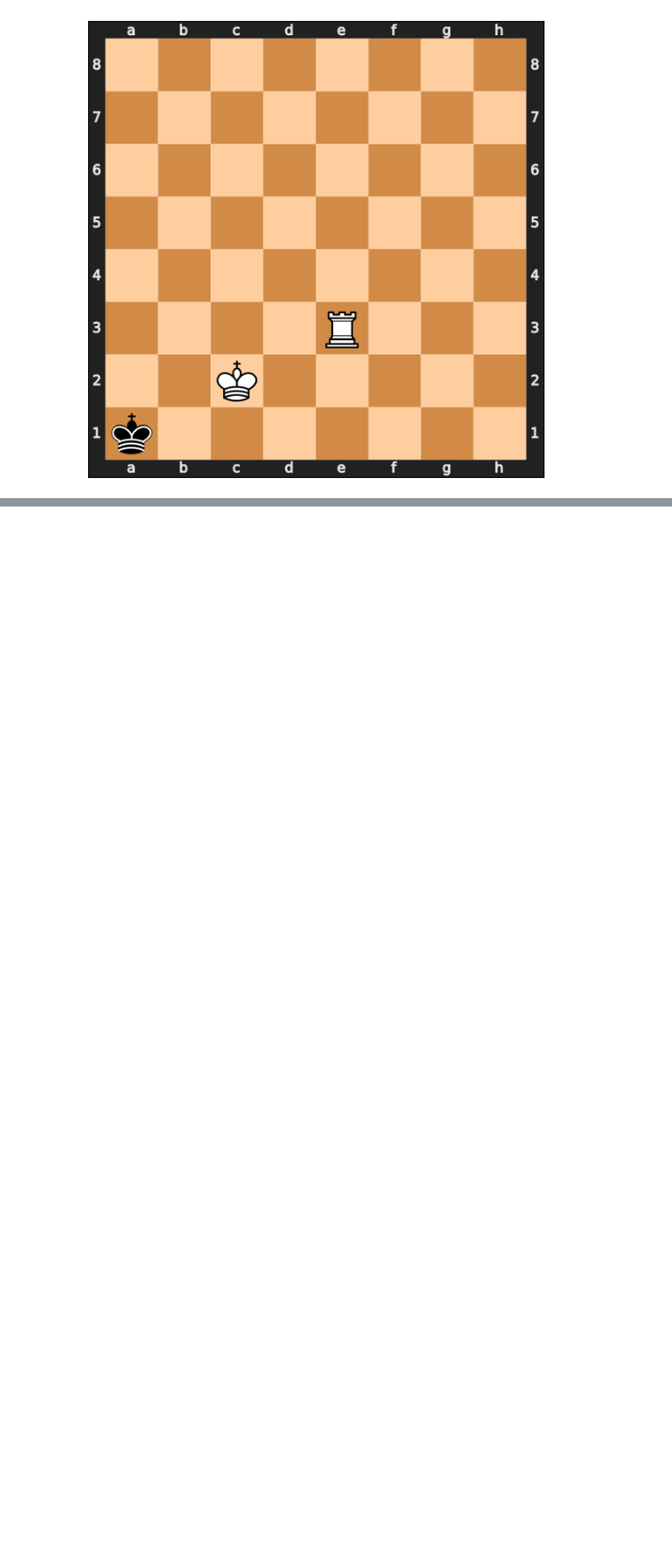
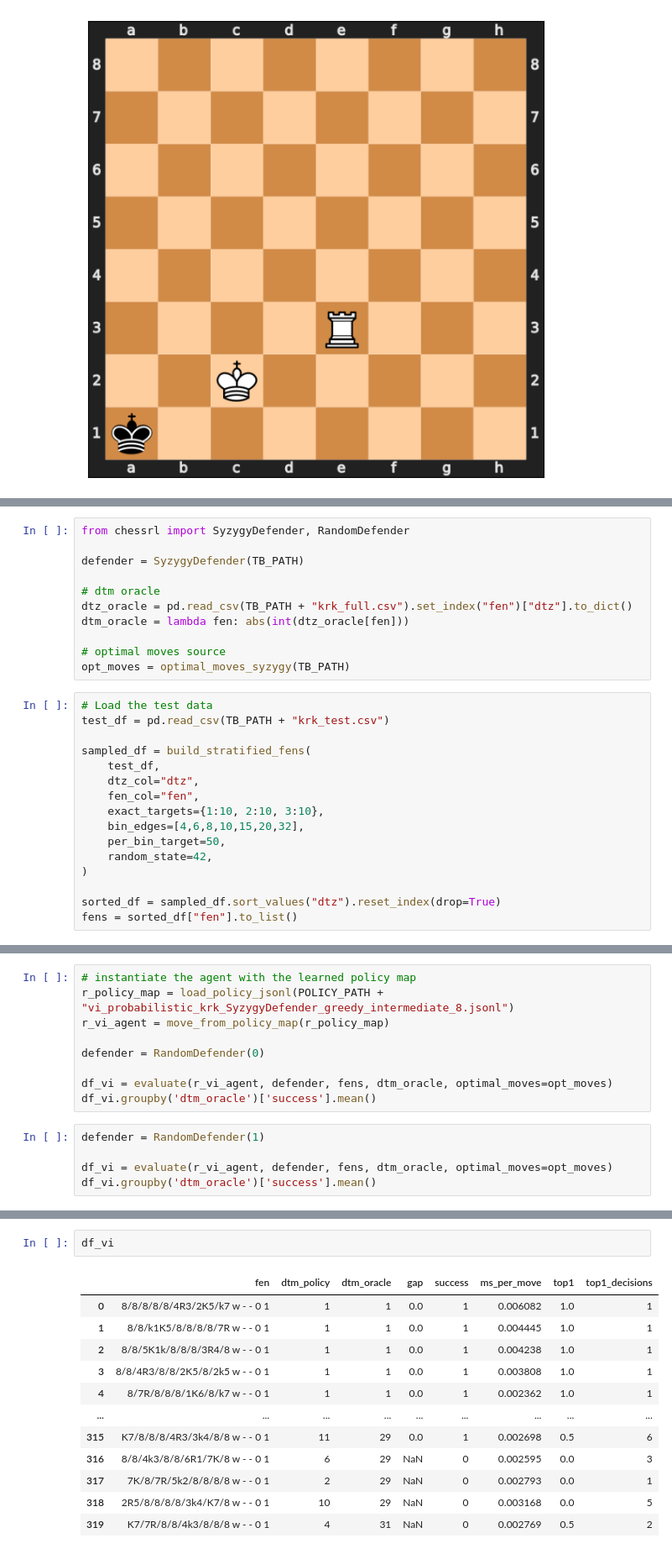
Before and after one commit to giovanni-lucarelli/chess, a Jupyter notebook: results.ipynb, the cells around one changed output, grey strips where cells are left out. Shown: that part at 84% size. Cells and saved outputs as stored; diff of their text form; blank space fills up the shorter version.

Commit message:
probabilistic VI

```diff
--- a/results.ipynb
+++ b/results.ipynb
@@ -707,0 +710,27 @@ Top 5 white moves from root:
+# %%
+from chessrl import SyzygyDefender, RandomDefender
+
+defender = SyzygyDefender(TB_PATH)
+
+# dtm oracle
+dtz_oracle = pd.read_csv(TB_PATH + "krk_full.csv").set_index("fen")["dtz"].to_dict()
+dtm_oracle = lambda fen: abs(int(dtz_oracle[fen]))
+
+# optimal moves source
+opt_moves = optimal_moves_syzygy(TB_PATH)
+# %%
+# Load the test data
+test_df = pd.read_csv(TB_PATH + "krk_test.csv")
+
+sampled_df = build_stratified_fens(
+    test_df,
+    dtz_col="dtz",
+    fen_col="fen",
+    exact_targets={1:10, 2:10, 3:10},
+    bin_edges=[4,6,8,10,15,20,32],
+    per_bin_target=50,
+    random_state=42,
+)
+
+sorted_df = sampled_df.sort_values("dtz").reset_index(drop=True)
+fens = sorted_df["fen"].to_list()
@@ -707,0 +739,14 @@ Top 5 white moves from root:
+# %%
+# instantiate the agent with the learned policy map
+r_policy_map = load_policy_jsonl(POLICY_PATH + "vi_probabilistic_krk_SyzygyDefender_greedy_intermediate_8.jsonl")
+r_vi_agent = move_from_policy_map(r_policy_map)
+
+defender = RandomDefender(0)
+
+df_vi = evaluate(r_vi_agent, defender, fens, dtm_oracle, optimal_moves=opt_moves)
+df_vi.groupby('dtm_oracle')['success'].mean()
+# %%
+defender = RandomDefender(1)
+
+df_vi = evaluate(r_vi_agent, defender, fens, dtm_oracle, optimal_moves=opt_moves)
+df_vi.groupby('dtm_oracle')['success'].mean()
@@ -707,0 +772,15 @@ Top 5 white moves from root:
+# %%
+df_vi
+# %% [output]
+|  | fen | dtm_policy | dtm_oracle | gap | success | ms_per_move | top1 | top1_decisions |
+| 0 | 8/8/8/8/8/4R3/2K5/k7 w - - 0 1 | 1 | 1 | 0.0 | 1 | 0.006082 | 1.0 | 1 |
+| 1 | 8/8/k1K5/8/8/8/8/7R w - - 0 1 | 1 | 1 | 0.0 | 1 | 0.004445 | 1.0 | 1 |
+| 2 | 8/8/5K1k/8/8/8/3R4/8 w - - 0 1 | 1 | 1 | 0.0 | 1 | 0.004238 | 1.0 | 1 |
+| 3 | 8/8/4R3/8/8/2K5/8/2k5 w - - 0 1 | 1 | 1 | 0.0 | 1 | 0.003808 | 1.0 | 1 |
+| 4 | 8/7R/8/8/8/1K6/8/k7 w - - 0 1 | 1 | 1 | 0.0 | 1 | 0.002362 | 1.0 | 1 |
+| ... | ... | ... | ... | ... | ... | ... | ... | ... |
+| 315 | K7/8/8/8/4R3/3k4/8/8 w - - 0 1 | 11 | 29 | 0.0 | 1 | 0.002698 | 0.5 | 6 |
+| 316 | 8/8/4k3/8/8/6R1/7K/8 w - - 0 1 | 6 | 29 | NaN | 0 | 0.002595 | 0.0 | 3 |
+| 317 | 7K/8/7R/5k2/8/8/8/8 w - - 0 1 | 2 | 29 | NaN | 0 | 0.002793 | 0.0 | 1 |
+| 318 | 2R5/8/8/8/8/3k4/K7/8 w - - 0 1 | 10 | 29 | NaN | 0 | 0.003168 | 0.0 | 5 |
+| 319 | K7/7R/8/8/4k3/8/8/8 w - - 0 1 | 4 | 31 | NaN | 0 | 0.002769 | 0.5 | 2 |
```
Also changed, not shown: parts of 8 cells of this notebook.
